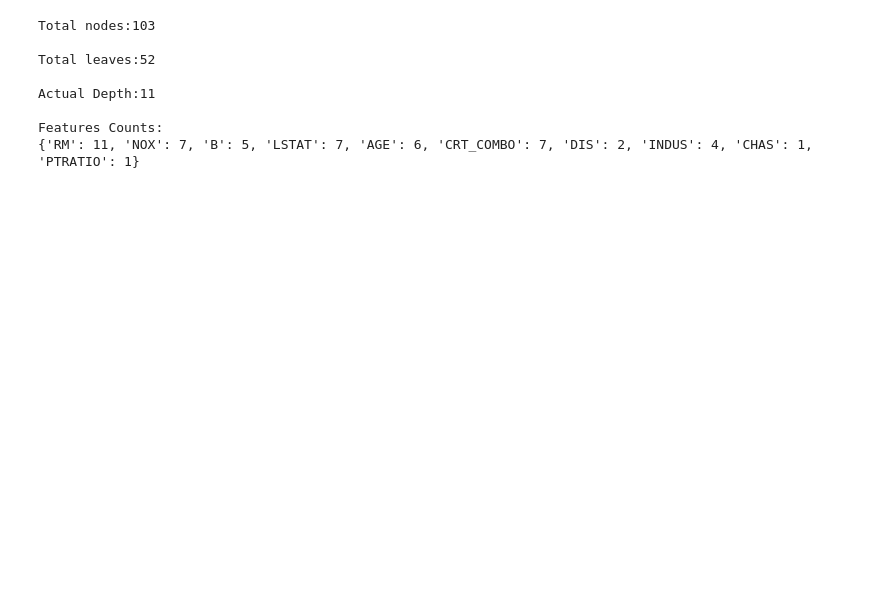
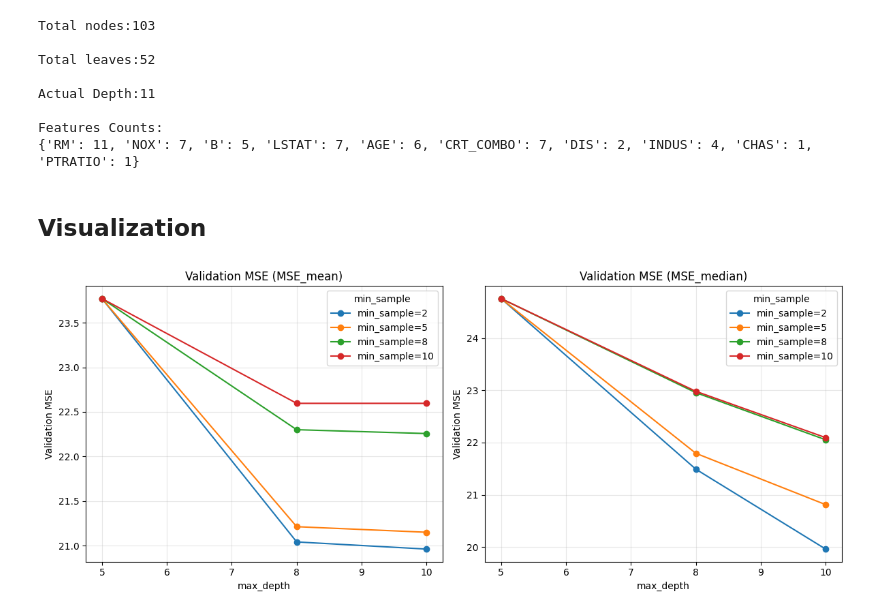
Before and after one commit to zihang-huang/data-mining, a Jupyter notebook: src/Housing_Tree.ipynb, the cells around one changed output. Drawn from its saved outputs; the diff is of its cells as text; code cells hidden in the pictures; blank space fills up the shorter version.

Commit message:
Tree Visualization

```diff
--- a/src/Housing_Tree.ipynb
+++ b/src/Housing_Tree.ipynb
@@ -98,9 +98,10 @@ from tqdm import tqdm
 import DecisionTree as dt
 
 # find the best model
-max_depth_list = [5,8,10]
-min_sample_list = [2,5,8,10]
+max_depth_list = [5, 8, 10]
+min_sample_list = [2, 5, 8, 10]
 loss_list = ["MSE_mean", "MSE_median"]
+grid_search_results = []
 best_evaluation_loss = float("inf")
 best_max_depth = 0
 best_min_sample = 0
@@ -116,12 +117,26 @@ with tqdm(total=total_combinations, desc="Grid Search", unit="models") as pbar:
             estimator_name = "median"
         for max_depth in max_depth_list:
             for min_sample in min_sample_list:
-                pbar.set_postfix(max_depth=max_depth, min_sample=min_sample)
-                clstree = dt.RegressionTree(loss_function=loss_function_name, leaf_value_estimator=estimator_name, max_depth=max_depth, min_sample=min_sample)
+                pbar.set_postfix(max_depth=max_depth, min_sample=min_sample, loss=loss_function_name)
+                clstree = dt.RegressionTree(
+                    loss_function=loss_function_name,
+                    leaf_value_estimator=estimator_name,
+                    max_depth=max_depth,
+                    min_sample=min_sample,
+                )
                 clstree.fit(X_train, y_train)
                 clstree.prune(X_val, y_val)
                 y_preds = clstree.predict(X_val)
                 current_evaluation_loss = mean_squared_error(y_val, y_preds)
+
+                grid_search_results.append({
+                    "loss_function": loss_function_name,
+                    "leaf_value_estimator": estimator_name,
+                    "max_depth": max_depth,
+                    "min_sample": min_sample,
+                    "val_mse": current_evaluation_loss,
+                })
+
                 if current_evaluation_loss < best_evaluation_loss:
                     best_evaluation_loss = current_evaluation_loss
                     best_max_depth = max_depth
@@ -131,7 +146,7 @@ with tqdm(total=total_combinations, desc="Grid Search", unit="models") as pbar:
                 pbar.update(1)
 
 
-print(f"\nBest parameters: max_depth={best_max_depth}, min_sample={best_min_sample}, loss_function = {best_lossfunc}")
+print(f"Best parameters: max_depth={best_max_depth}, min_sample={best_min_sample}, loss_function = {best_lossfunc}")
 # %% [output]
 Best parameters: max_depth=10, min_sample=2, loss_function = MSE_median
 # %%
@@ -165,3 +188,27 @@ Actual Depth:11
 
 Features Counts:
 {'RM': 11, 'NOX': 7, 'B': 5, 'LSTAT': 7, 'AGE': 6, 'CRT_COMBO': 7, 'DIS': 2, 'INDUS': 4, 'CHAS': 1, 'PTRATIO': 1}
+# %% [markdown]
+## Visualization
+# %%
+# Visualize validation performance across the grid search
+grid_df = pd.DataFrame(grid_search_results)
+
+plt.figure(figsize=(12, 5))
+for idx, loss_function_name in enumerate(loss_list, start=1):
+    plt.subplot(1, 2, idx)
+    subset = grid_df[grid_df["loss_function"] == loss_function_name]
+    for min_sample in sorted(subset["min_sample"].unique()):
+        sub = subset[subset["min_sample"] == min_sample].sort_values("max_depth")
+        plt.plot(sub["max_depth"], sub["val_mse"], marker="o", label=f"min_sample={min_sample}")
+    plt.title(f"Validation MSE ({loss_function_name})")
+    plt.xlabel("max_depth")
+    plt.ylabel("Validation MSE")
+    plt.legend(title="min_sample")
+    plt.grid(True, alpha=0.3)
+
+plt.tight_layout()
+plt.savefig(PLOTS_DIR / "tree_housing_grid_search.png", dpi=150, bbox_inches="tight")
+plt.show()
+# %% [output]
+[figure, added]
```
Also changed, not shown: parts of 3 cells of this notebook, 2 other files.
